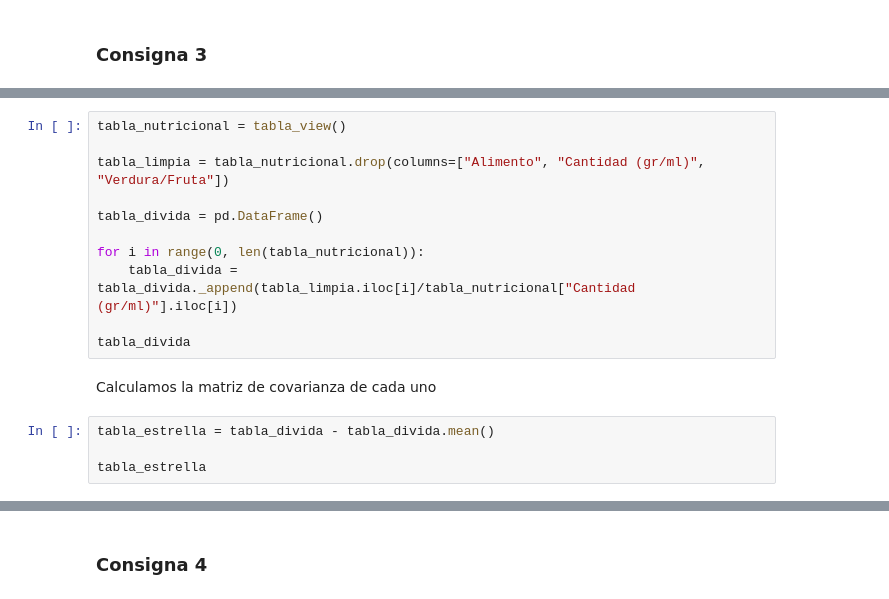
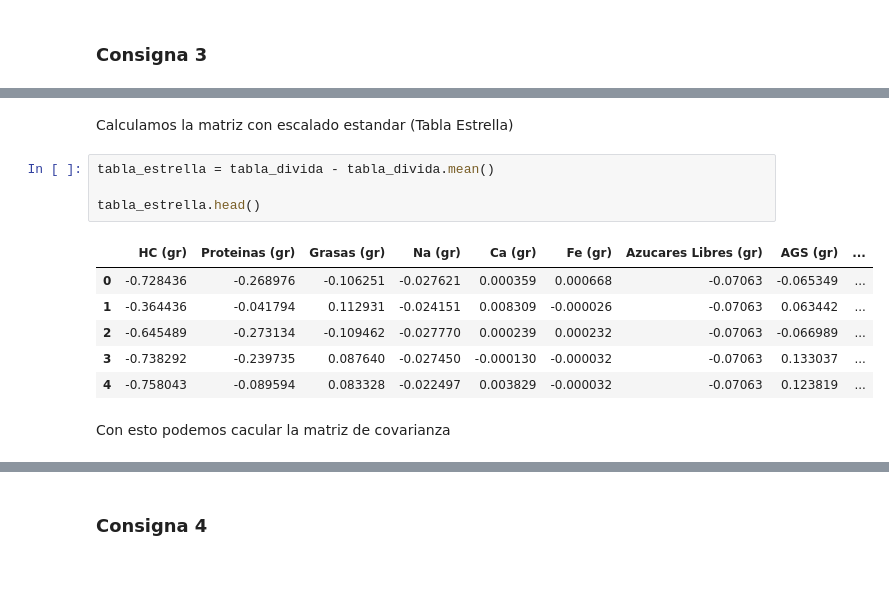
Before and after one commit to iggallardo-uba/ALC-TP2, a Jupyter notebook: Grupo-GR18.ipynb, the cells around one changed output, grey strips where cells are left out. Cells and saved outputs as stored; diff of their text form; blank space fills up the shorter version.

```diff
--- a/Grupo-GR18.ipynb
+++ b/Grupo-GR18.ipynb
@@ -53,20 +71,18 @@ print(pca.explained_variance_ratio_)
-# %%
-tabla_nutricional = tabla_view()
-
-tabla_limpia = tabla_nutricional.drop(columns=["Alimento", "Cantidad (gr/ml)", "Verdura/Fruta"])
-
-tabla_divida = pd.DataFrame()
-
-for i in range(0, len(tabla_nutricional)):
-    tabla_divida = tabla_divida._append(tabla_limpia.iloc[i]/tabla_nutricional["Cantidad (gr/ml)"].iloc[i])
-
-tabla_divida
+# %% [markdown]
+Calculamos la matriz con escalado estandar (Tabla Estrella)
+# %%
+tabla_estrella = tabla_divida - tabla_divida.mean()
+
+tabla_estrella.head()
+# %% [output]
+|  | HC (gr) | Proteinas (gr) | Grasas (gr) | Na (gr) | Ca (gr) | Fe (gr) | Azucares Libres (gr) | AGS (gr) | ... |
+| 0 | -0.728436 | -0.268976 | -0.106251 | -0.027621 | 0.000359 | 0.000668 | -0.07063 | -0.065349 | ... |
+| 1 | -0.364436 | -0.041794 | 0.112931 | -0.024151 | 0.008309 | -0.000026 | -0.07063 | 0.063442 | ... |
+| 2 | -0.645489 | -0.273134 | -0.109462 | -0.027770 | 0.000239 | 0.000232 | -0.07063 | -0.066989 | ... |
+| 3 | -0.738292 | -0.239735 | 0.087640 | -0.027450 | -0.000130 | -0.000032 | -0.07063 | 0.133037 | ... |
+| 4 | -0.758043 | -0.089594 | 0.083328 | -0.022497 | 0.003829 | -0.000032 | -0.07063 | 0.123819 | ... |
 # %% [markdown]
-Calculamos la matriz de covarianza de cada uno
+Con esto podemos cacular la matriz de covarianza
-# %%
-tabla_estrella = tabla_divida - tabla_divida.mean()
-
-tabla_estrella
 # %%
 covarianza = (tabla_estrella.transpose() @ tabla_estrella)/len(tabla_estrella)
 
```
Also changed, not shown: parts of 22 cells of this notebook, 1 other file.
